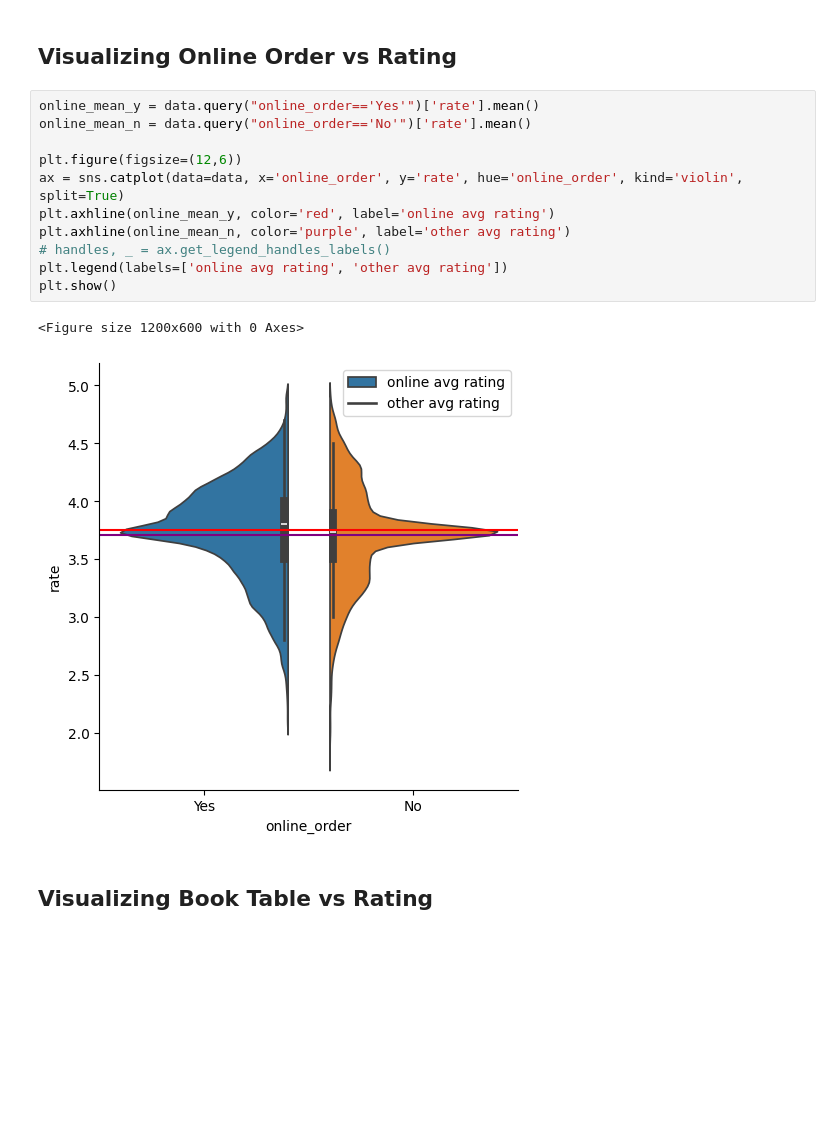
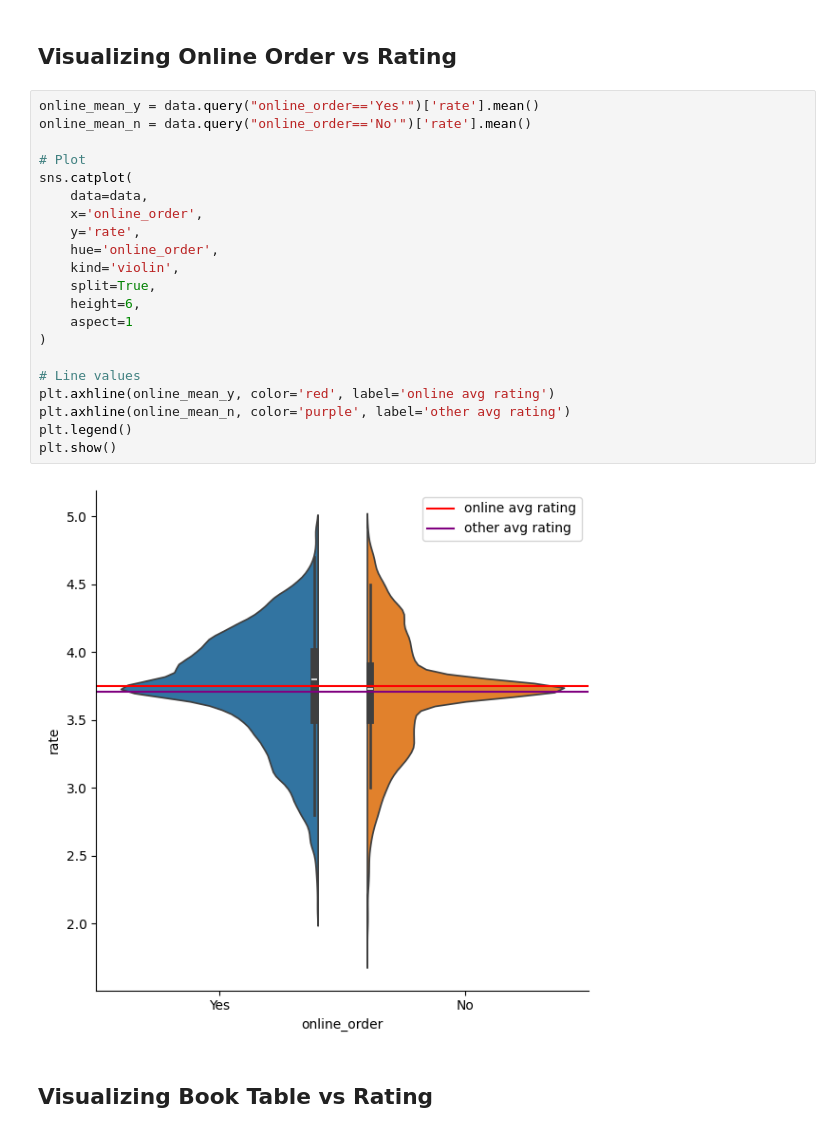
Before and after one commit to shaadclt/Zomato-Dataset-Analysis, a Jupyter notebook: Zomato Dataset Analysis.ipynb, the cells around one changed output. Drawn from its saved outputs; the diff is of its cells as text; blank space fills up the shorter version.

```diff
--- a/Zomato Dataset Analysis.ipynb
+++ b/Zomato Dataset Analysis.ipynb
@@ -432,17 +432,26 @@ plt.show()
 # %%
 online_mean_y = data.query("online_order=='Yes'")['rate'].mean()
 online_mean_n = data.query("online_order=='No'")['rate'].mean()
 
-plt.figure(figsize=(12,6))
-ax = sns.catplot(data=data, x='online_order', y='rate', hue='online_order', kind='violin', split=True)
+# Plot
+sns.catplot(
+    data=data,
+    x='online_order',
+    y='rate',
+    hue='online_order',
+    kind='violin',
+    split=True,
+    height=6,
+    aspect=1
+)
+
+# Line values
 plt.axhline(online_mean_y, color='red', label='online avg rating')
 plt.axhline(online_mean_n, color='purple', label='other avg rating')
-# handles, _ = ax.get_legend_handles_labels()
-plt.legend(labels=['online avg rating', 'other avg rating'])
+plt.legend()
 plt.show()
 # %% [output]
-<Figure size 1200x600 with 0 Axes>
-[figure, old version]
+[figure, new version]
 # %% [markdown]
 ## Visualizing Book Table vs Rating
 # %%
```
Also changed, not shown: parts of 3 cells of this notebook.
